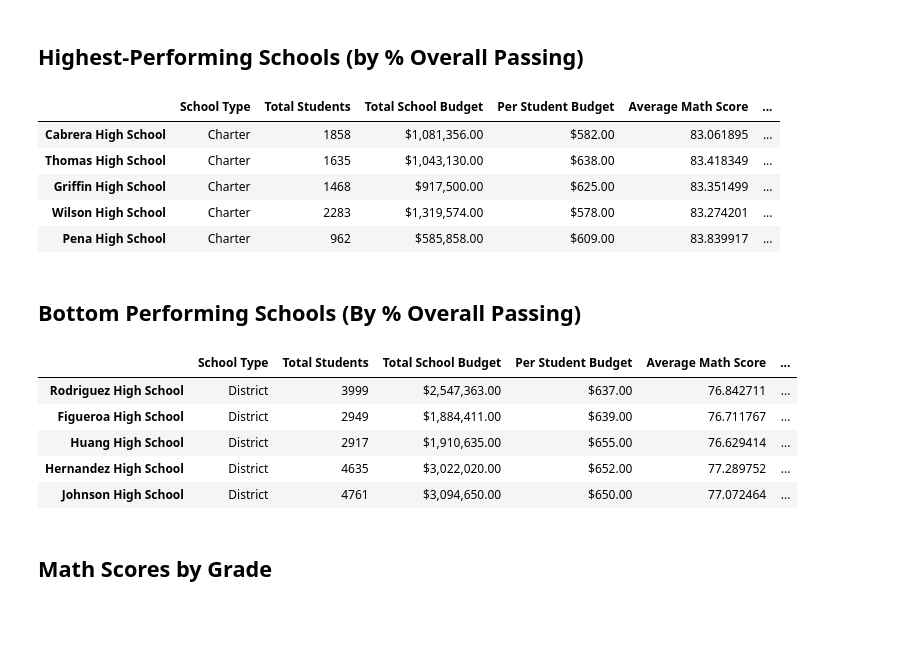
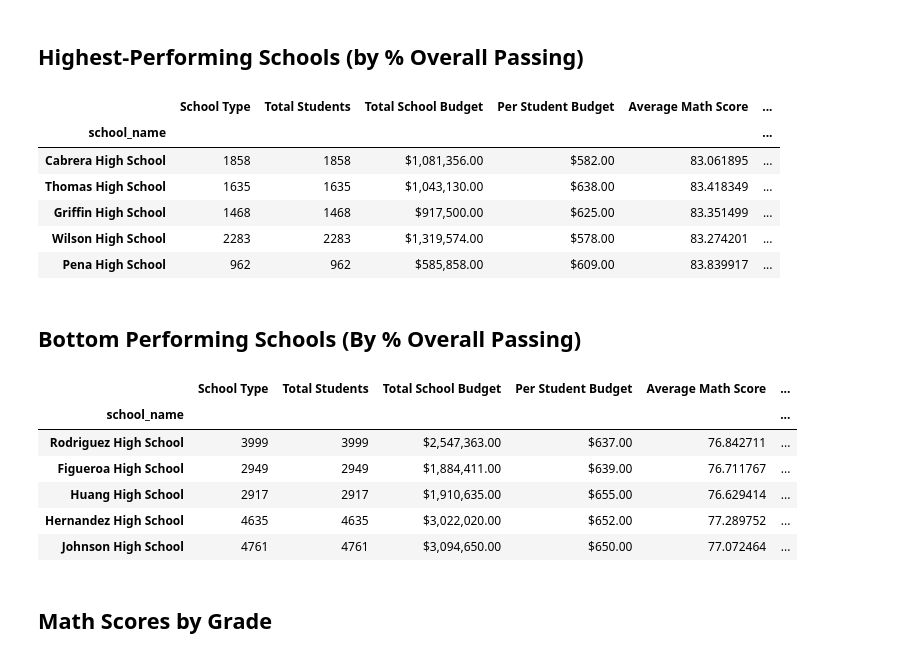
Before and after one commit to K01t0N/pandas-challenge, a Jupyter notebook: PyCitySchools/PyCitySchools_starter.ipynb, the cells around one changed output. Saved outputs shown, nothing was run; the diff lists cells and outputs as text; code cells hidden in the pictures; blank space fills up the shorter version.

```diff
--- a/PyCitySchools/PyCitySchools_starter.ipynb
+++ b/PyCitySchools/PyCitySchools_starter.ipynb
@@ -108,5 +108,4 @@ district_summary
 ## School Summary
 # %%
 # Use the code provided to select all of the school types
-school_types = pd.unique(school_data_complete["type"])
-school_types
+school_types = school_data_complete.groupby("school_name").count()["type"]
@@ -175,4 +123,4 @@ per_school_reading
 # %%
 # Calculate the number of students per school with math scores of 70 or higher
-students_passing_math =
-school_students_passing_math =
+students_passing_math = (school_data_complete["math_score"] >= 70)
+school_students_passing_math = school_data_complete[students_passing_math].groupby("school_name").count()["math_score"]
@@ -181,7 +127,7 @@ SyntaxError: invalid syntax (919114615.py, line 2)
 # %%
 # Calculate the number of students per school with reading scores of 70 or higher
-students_passing_reading =
-school_students_passing_reading =
+students_passing_reading = (school_data_complete["reading_score"] >= 70)
+school_students_passing_reading = school_data_complete[students_passing_reading].groupby("school_name").count()["reading_score"]
 # %%
 # Use the provided code to calculate the number of students per school that passed both math and reading with scores of 70 or higher
 students_passing_math_and_reading = school_data_complete[
@@ -196,6 +162,14 @@ overall_passing_rate = school_students_passing_math_and_reading / per_school_cou
 # %%
 # Create a DataFrame called `per_school_summary` with columns for the calculations above.
-per_school_summary =
+per_school_summary = pd.DataFrame({"School Type": school_types,
+                                   "Total Students": per_school_counts,
+                                   "Total School Budget": per_school_budget["budget"],
+                                   "Per Student Budget": per_school_capita,
+                                   "Average Math Score": per_school_math["math_score"],
+                                   "Average Reading Score": per_school_reading["reading_score"],
+                                   "% Passing Math": per_school_passing_math,
+                                   "% Passing Reading": per_school_passing_reading,
+                                   "% Overall Passing": overall_passing_rate})
 
 # Formatting
 per_school_summary["Total School Budget"] = per_school_summary["Total School Budget"].map("${:,.2f}".format)
@@ -224,28 +199,30 @@ per_school_summary
 ## Highest-Performing Schools (by % Overall Passing)
 # %%
 # Sort the schools by `% Overall Passing` in descending order and display the top 5 rows.
-top_schools =
+top_schools = per_school_summary.sort_values(["% Overall Passing"], ascending=False)
 top_schools.head(5)
 # %% [output]
 |  | School Type | Total Students | Total School Budget | Per Student Budget | Average Math Score | ... |
-| Cabrera High School | Charter | 1858 | $1,081,356.00 | $582.00 | 83.061895 | ... |
-| Thomas High School | Charter | 1635 | $1,043,130.00 | $638.00 | 83.418349 | ... |
-| Griffin High School | Charter | 1468 | $917,500.00 | $625.00 | 83.351499 | ... |
-| Wilson High School | Charter | 2283 | $1,319,574.00 | $578.00 | 83.274201 | ... |
-| Pena High School | Charter | 962 | $585,858.00 | $609.00 | 83.839917 | ... |
+| school_name |  |  |  |  |  | ... |
+| Cabrera High School | 1858 | 1858 | $1,081,356.00 | $582.00 | 83.061895 | ... |
+| Thomas High School | 1635 | 1635 | $1,043,130.00 | $638.00 | 83.418349 | ... |
+| Griffin High School | 1468 | 1468 | $917,500.00 | $625.00 | 83.351499 | ... |
+| Wilson High School | 2283 | 2283 | $1,319,574.00 | $578.00 | 83.274201 | ... |
+| Pena High School | 962 | 962 | $585,858.00 | $609.00 | 83.839917 | ... |
 # %% [markdown]
 ## Bottom Performing Schools (By % Overall Passing)
 # %%
 # Sort the schools by `% Overall Passing` in ascending order and display the top 5 rows.
-bottom_schools =
+bottom_schools = per_school_summary.sort_values(["% Overall Passing"], ascending=True)
 bottom_schools.head(5)
 # %% [output]
 |  | School Type | Total Students | Total School Budget | Per Student Budget | Average Math Score | ... |
-| Rodriguez High School | District | 3999 | $2,547,363.00 | $637.00 | 76.842711 | ... |
-| Figueroa High School | District | 2949 | $1,884,411.00 | $639.00 | 76.711767 | ... |
-| Huang High School | District | 2917 | $1,910,635.00 | $655.00 | 76.629414 | ... |
-| Hernandez High School | District | 4635 | $3,022,020.00 | $652.00 | 77.289752 | ... |
-| Johnson High School | District | 4761 | $3,094,650.00 | $650.00 | 77.072464 | ... |
+| school_name |  |  |  |  |  | ... |
+| Rodriguez High School | 3999 | 3999 | $2,547,363.00 | $637.00 | 76.842711 | ... |
+| Figueroa High School | 2949 | 2949 | $1,884,411.00 | $639.00 | 76.711767 | ... |
+| Huang High School | 2917 | 2917 | $1,910,635.00 | $655.00 | 76.629414 | ... |
+| Hernandez High School | 4635 | 4635 | $3,022,020.00 | $652.00 | 77.289752 | ... |
+| Johnson High School | 4761 | 4761 | $3,094,650.00 | $650.00 | 77.072464 | ... |
 # %% [markdown]
 ## Math Scores by Grade
 # %%
```
Also changed, not shown: parts of 14 cells of this notebook.
